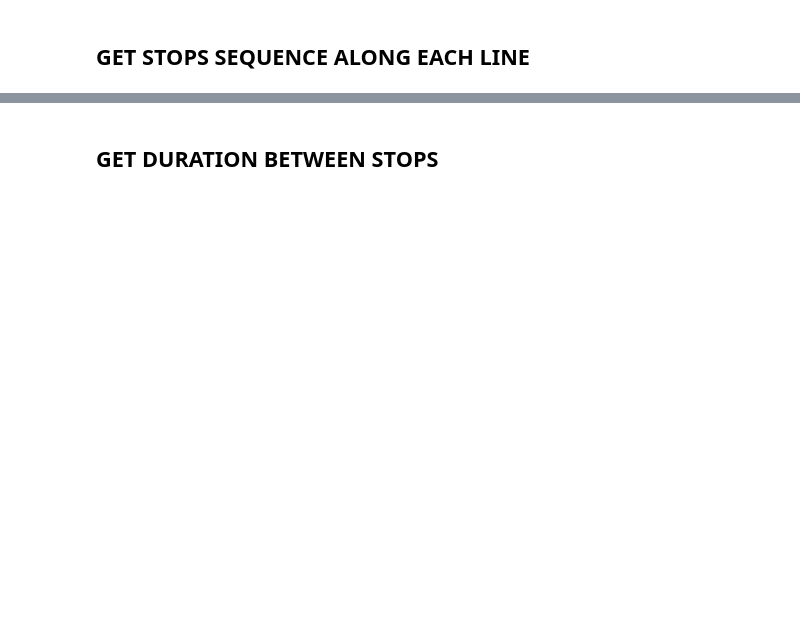
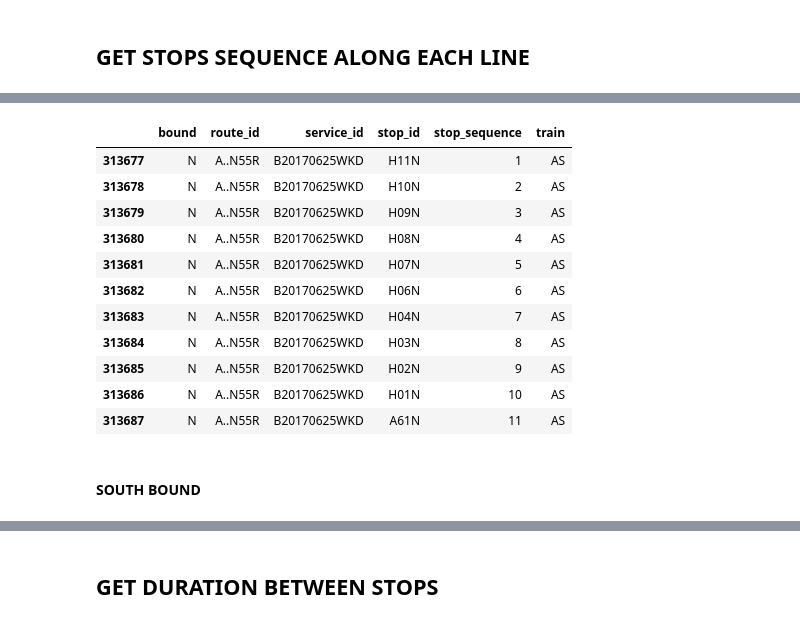
Before and after one commit to rvecsler/Network_Project, a Jupyter notebook: subway_stop_sequence_and_duration.ipynb, the cells around one changed output, grey strips where cells are left out. Drawn from its saved outputs; the diff is of its cells as text; code cells hidden in the pictures; blank space fills up the shorter version.

```diff
--- a/subway_stop_sequence_and_duration.ipynb
+++ b/subway_stop_sequence_and_duration.ipynb
@@ -218,0 +268,17 @@ for i in train2.keys():
+# %%
+branch_N
+# %% [output]
+|  | bound | route_id | service_id | stop_id | stop_sequence | train |
+| 313677 | N | A..N55R | B20170625WKD | H11N | 1 | AS |
+| 313678 | N | A..N55R | B20170625WKD | H10N | 2 | AS |
+| 313679 | N | A..N55R | B20170625WKD | H09N | 3 | AS |
+| 313680 | N | A..N55R | B20170625WKD | H08N | 4 | AS |
+| 313681 | N | A..N55R | B20170625WKD | H07N | 5 | AS |
+| 313682 | N | A..N55R | B20170625WKD | H06N | 6 | AS |
+| 313683 | N | A..N55R | B20170625WKD | H04N | 7 | AS |
+| 313684 | N | A..N55R | B20170625WKD | H03N | 8 | AS |
+| 313685 | N | A..N55R | B20170625WKD | H02N | 9 | AS |
+| 313686 | N | A..N55R | B20170625WKD | H01N | 10 | AS |
+| 313687 | N | A..N55R | B20170625WKD | A61N | 11 | AS |
+# %% [markdown]
+#### SOUTH BOUND
```
Also changed, not shown: parts of 30 cells of this notebook.
